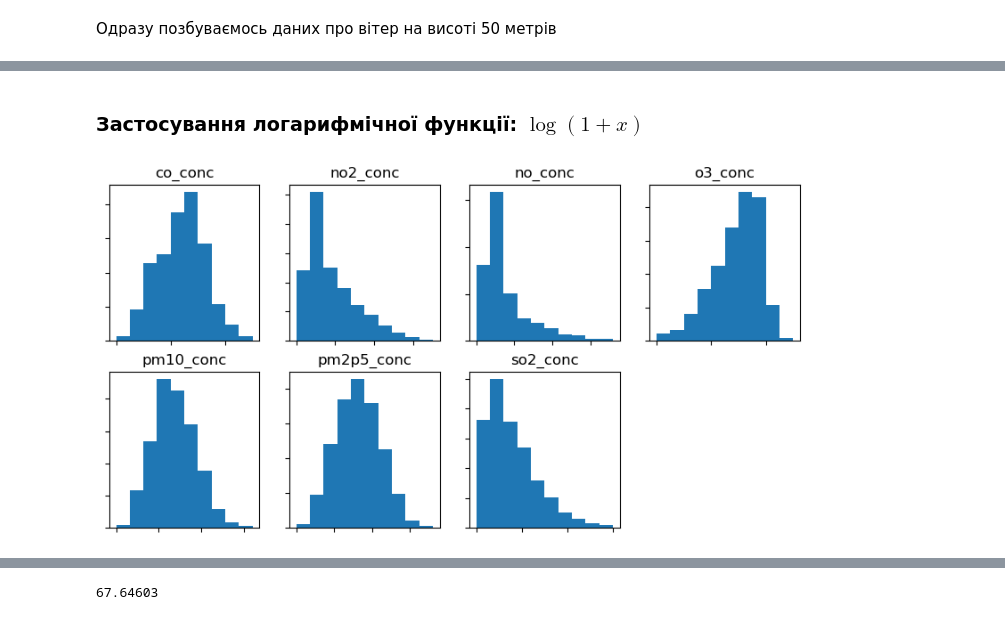
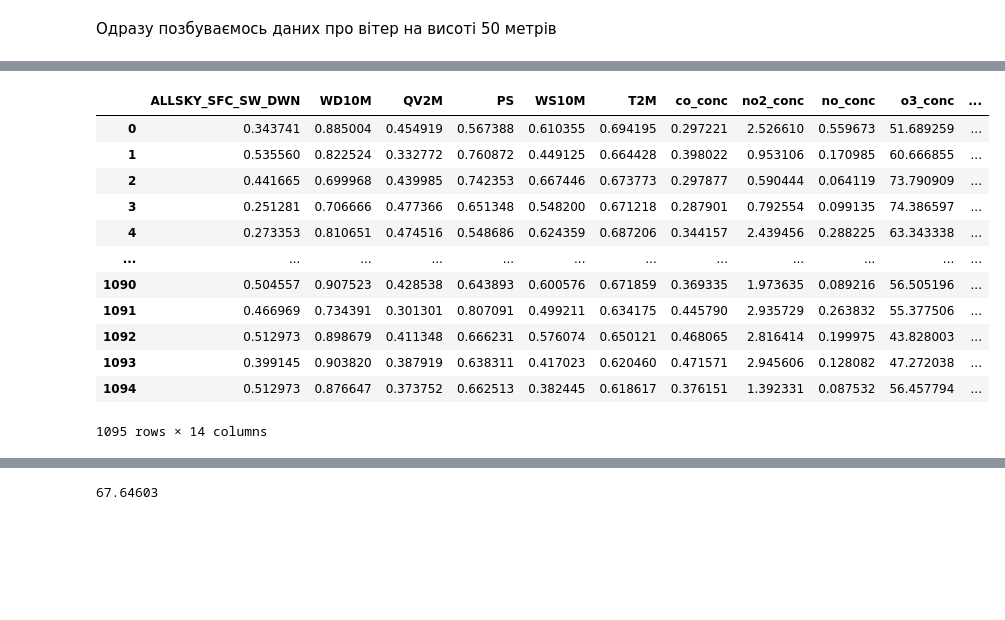
Before and after one commit to ItyTell/Modeling-the-distribution-of-harmful-emissions-in-the-atmosphere, a Jupyter notebook: main.ipynb, the cells around one changed output, grey strips where cells are left out. Saved outputs shown, nothing was run; the diff lists cells and outputs as text; code cells hidden in the pictures; blank space fills up the shorter version.

```diff
--- a/main.ipynb
+++ b/main.ipynb
@@ -54,9 +47,11 @@ lons = np.searchsorted(pol_lon_2021, climate_lon_2021, sorter=sorter)
 start_date = datetime.date(2021, 1, 1); end_date = datetime.date(2023, 12, 31)
 time = [start_date + datetime.timedelta(days=i) for i in range((end_date - start_date).days + 1)]
 
-DATA = {}
+train_data = {}
 
 atributes_climate = list(data["2021"]["climate"].variables.keys())[:-3]
+atributes_climate.remove("WS50M")
+atributes_climate.remove("WD50M")
 atributes_polution = list(data["2021"]["polution"].variables.keys())[4:]
 
 for i in range(len(lats)):
@@ -82,4 +77,4 @@ for i in range(len(lats)):
             for atribute in atributes_polution:
                 _data[atribute] = np.append(_data[atribute], np.array(data[year]["polution"].variables[atribute][:, 0, 0, -1]))
 
-        DATA[str(float(data["2021"]["climate"].variables["lat"][i])) + "x" + str(float(data["2021"]["climate"].variables["lon"][j]))]= pd.DataFrame(_data).drop(["WS50M", "WD50M"], axis=1)
+        train_data[str(float(data["2021"]["climate"].variables["lat"][i])) + "x" + str(float(data["2021"]["climate"].variables["lon"][j]))]= pd.DataFrame(_data)
@@ -96,2 +80,0 @@ for val in DATA.values():
-# %% [markdown]
-### Застосування логарифмічної функції: $\log(1 + x)$
@@ -100,17 +80,0 @@ ranges = [[0, 0.5], [0, 0.7], [0, 0.18], [0.4, 0.9], [0, 0.8], [0, 0.72], [0, 0.
-# %%
-fig, axes = plt.subplots(2, 4, figsize=(2.5 * 4, 2.5 * 2))
-axes = np.array(axes).flatten()
-i = 0
-for label in log_stats.keys():
-    stat = log_stats[label]
-    ax = axes[i]
-    _range = ranges[i]
-    i+=1
-    ax.hist(np.array(stat), bins=10, range=_range)
-    ax.set_yticklabels([])
-    ax.set_xticklabels([])
-    ax.set_title(label)
-axes[-1].set(visible=False)
-plt.show()
-# %% [output]
-[figure, removed]
@@ -116,0 +90,21 @@ plt.show()
+# %%
+sample = train_data["44.25x30.75"]
+sample["co_conc"] = log_norm(sample["co_conc"])
+sample["ALLSKY_SFC_SW_DWN"] = log_norm(sample["ALLSKY_SFC_SW_DWN"])
+for i in atributes_climate:
+    sample[i] = log_norm(sample[i])
+sample.head()
+# %% [output]
+|  | ALLSKY_SFC_SW_DWN | WD10M | QV2M | PS | WS10M | T2M | co_conc | no2_conc | no_conc | o3_conc | ... |
+| 0 | 0.343741 | 0.885004 | 0.454919 | 0.567388 | 0.610355 | 0.694195 | 0.297221 | 2.526610 | 0.559673 | 51.689259 | ... |
+| 1 | 0.535560 | 0.822524 | 0.332772 | 0.760872 | 0.449125 | 0.664428 | 0.398022 | 0.953106 | 0.170985 | 60.666855 | ... |
+| 2 | 0.441665 | 0.699968 | 0.439985 | 0.742353 | 0.667446 | 0.673773 | 0.297877 | 0.590444 | 0.064119 | 73.790909 | ... |
+| 3 | 0.251281 | 0.706666 | 0.477366 | 0.651348 | 0.548200 | 0.671218 | 0.287901 | 0.792554 | 0.099135 | 74.386597 | ... |
+| 4 | 0.273353 | 0.810651 | 0.474516 | 0.548686 | 0.624359 | 0.687206 | 0.344157 | 2.439456 | 0.288225 | 63.343338 | ... |
+| ... | ... | ... | ... | ... | ... | ... | ... | ... | ... | ... | ... |
+| 1090 | 0.504557 | 0.907523 | 0.428538 | 0.643893 | 0.600576 | 0.671859 | 0.369335 | 1.973635 | 0.089216 | 56.505196 | ... |
+| 1091 | 0.466969 | 0.734391 | 0.301301 | 0.807091 | 0.499211 | 0.634175 | 0.445790 | 2.935729 | 0.263832 | 55.377506 | ... |
+| 1092 | 0.512973 | 0.898679 | 0.411348 | 0.666231 | 0.576074 | 0.650121 | 0.468065 | 2.816414 | 0.199975 | 43.828003 | ... |
+| 1093 | 0.399145 | 0.903820 | 0.387919 | 0.638311 | 0.417023 | 0.620460 | 0.471571 | 2.945606 | 0.128082 | 47.272038 | ... |
+| 1094 | 0.512973 | 0.876647 | 0.373752 | 0.662513 | 0.382445 | 0.618617 | 0.376151 | 1.392331 | 0.087532 | 56.457794 | ... |
+1095 rows × 14 columns
```
Also changed, not shown: parts of 15 cells of this notebook.
